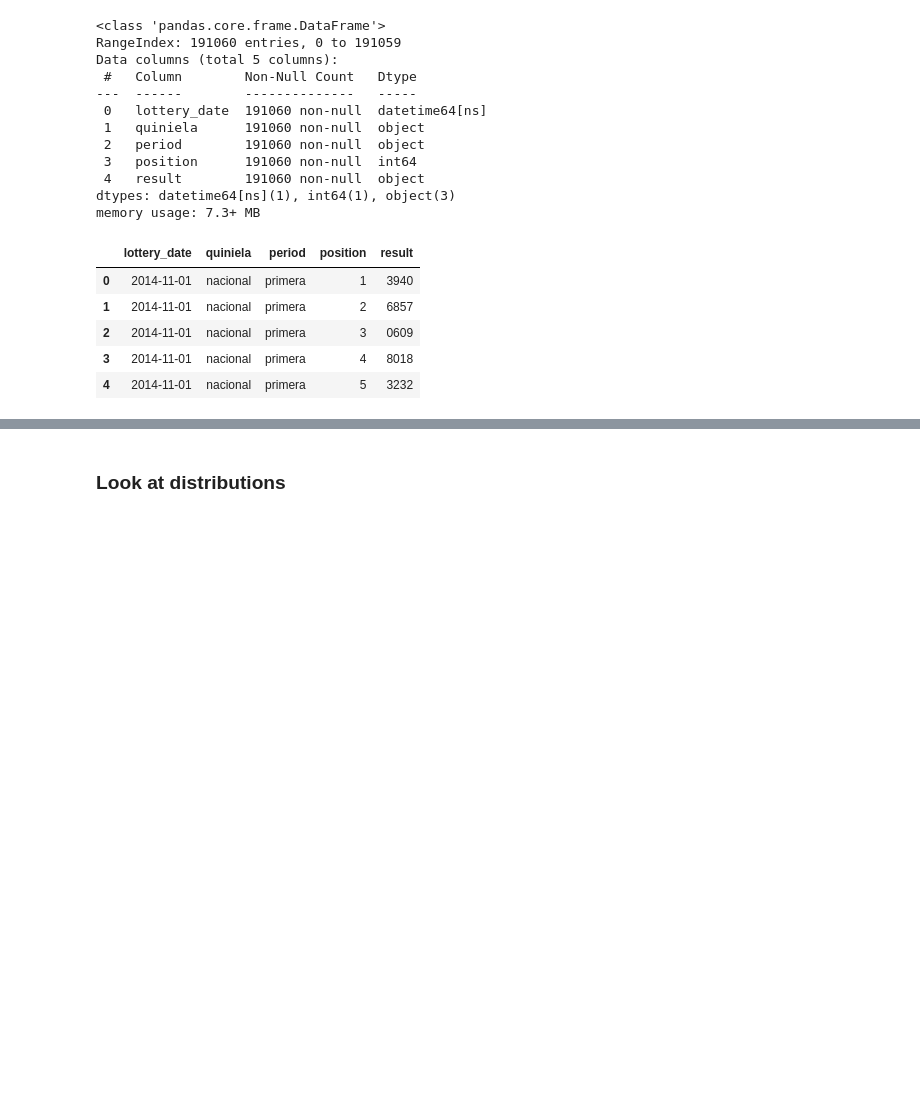
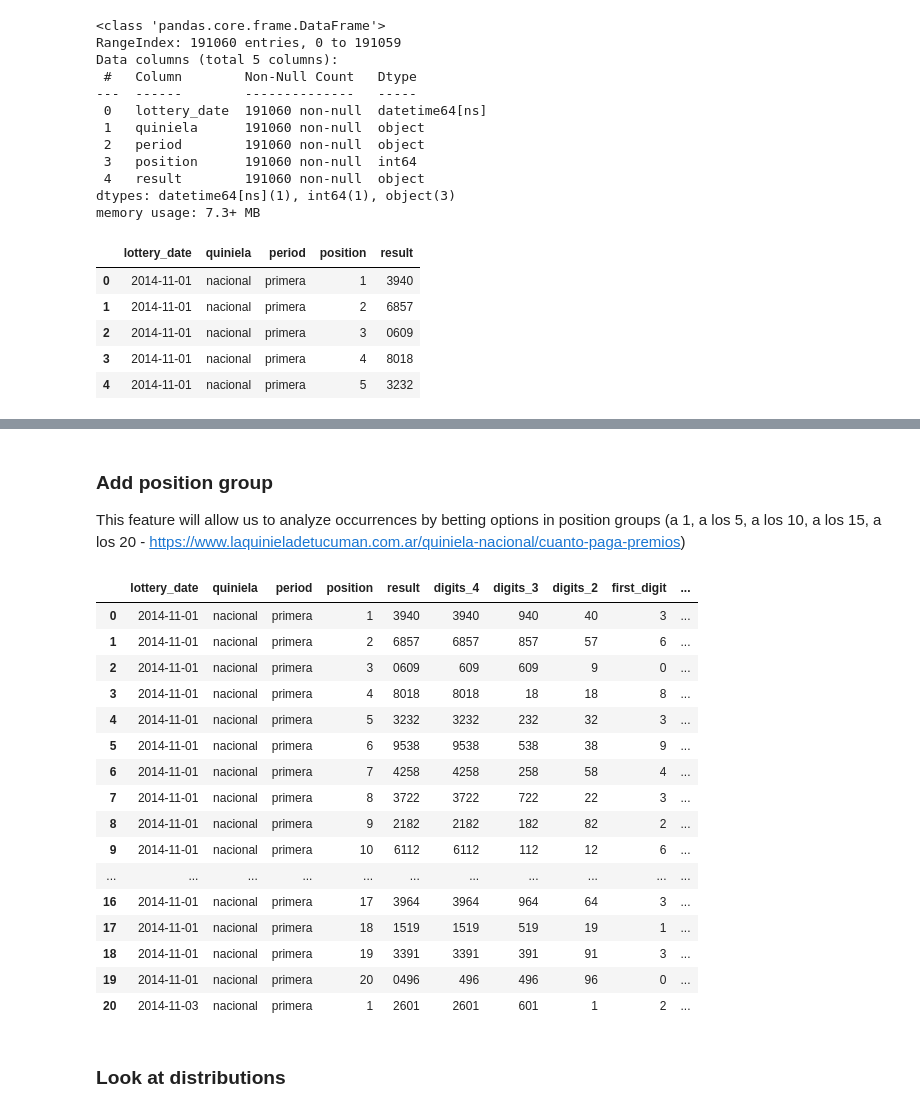
Before and after one commit to A-M-Perez/ML_Quiniela, a Jupyter notebook: Quiniela.ipynb, the cells around one changed output, grey strips where cells are left out. Cells and saved outputs as stored; diff of their text form; code cells hidden in the pictures; blank space fills up the shorter version.

```diff
--- a/Quiniela.ipynb
+++ b/Quiniela.ipynb
@@ -43,11 +46,11 @@ memory usage: 7.3+ MB
 *Note: 'position' is categorical ordinal data, but to the effects of creating position groups -see betting options-, it will be treated as numerical data.*
 # %%
 # Modify 'lottery_date' to type DATE.
-df_nacional['lottery_date'] = pd.to_datetime(df_nacional['lottery_date'])
+df_quiniela['lottery_date'] = pd.to_datetime(df_quiniela['lottery_date'])
 # Parse 'result' as TEXT with 4 characters an leading zeros. This feature is categorical nominal data.
-df_nacional['result'] = df_nacional['result'].astype(str).str.zfill(4)
+df_quiniela['result'] = df_quiniela['result'].astype(str).str.zfill(4)
 
-df_nacional.info()
+df_quiniela.info()
 # %% [output]
 <class 'pandas.core.frame.DataFrame'>
 RangeIndex: 191060 entries, 0 to 191059
@@ -94,0 +82,18 @@ df_nacional.head()
+# %%
+# Four digits
+df_quiniela['digits_4'] = df_quiniela['result'].astype(int)
+# Three digits
+df_quiniela['digits_3'] = df_quiniela['result'].str[-3:].astype(int)
+# Two digits
+df_quiniela['digits_2'] = df_quiniela['result'].str[-2:].astype(int)
+
+# First digit column
+df_quiniela['first_digit'] = df_quiniela['result'].str[-4].astype(int)
+# Second digit column
+df_quiniela['second_digit'] = df_quiniela['result'].str[-3].astype(int)
+# Third digit column
+df_quiniela['third_digit'] = df_quiniela['result'].str[-2].astype(int)
+# Fourth & One digit column
+df_quiniela['fourth_digit'] = df_quiniela['result'].str[-1].astype(int)
+
+df_quiniela.head()
@@ -95,2 +107,39 @@ df_nacional.head()
+# %% [markdown]
+### Add position group
+This feature will allow us to analyze occurrences by betting options in position groups
+(a 1, a los 5, a los 10, a los 15, a los 20 - https://www.laquinieladetucuman.com.ar/quiniela-nacional/cuanto-paga-premios)
+# %%
+# Function to classify positions in groups
+def classify_positions(position_number):
+
+    if position_number == 1: return 'a_1'
+    elif position_number <= 5: return 'a_los_5'
+    elif position_number <= 10: return 'a_los_10'
+    elif position_number <= 15: return 'a_los_15'
+    elif position_number <= 20: return 'a_los_20'
+# %%
+# Create new column and apply classification of position groups to each occurrence
+df_quiniela['position_group'] = df_quiniela['position'].apply(lambda x: classify_positions(x))
+
+# Check classification results
+df_quiniela.head(21)
+# %% [output]
+|  | lottery_date | quiniela | period | position | result | digits_4 | digits_3 | digits_2 | first_digit | ... |
+| 0 | 2014-11-01 | nacional | primera | 1 | 3940 | 3940 | 940 | 40 | 3 | ... |
+| 1 | 2014-11-01 | nacional | primera | 2 | 6857 | 6857 | 857 | 57 | 6 | ... |
+| 2 | 2014-11-01 | nacional | primera | 3 | 0609 | 609 | 609 | 9 | 0 | ... |
+| 3 | 2014-11-01 | nacional | primera | 4 | 8018 | 8018 | 18 | 18 | 8 | ... |
+| 4 | 2014-11-01 | nacional | primera | 5 | 3232 | 3232 | 232 | 32 | 3 | ... |
+| 5 | 2014-11-01 | nacional | primera | 6 | 9538 | 9538 | 538 | 38 | 9 | ... |
+| 6 | 2014-11-01 | nacional | primera | 7 | 4258 | 4258 | 258 | 58 | 4 | ... |
+| 7 | 2014-11-01 | nacional | primera | 8 | 3722 | 3722 | 722 | 22 | 3 | ... |
+| 8 | 2014-11-01 | nacional | primera | 9 | 2182 | 2182 | 182 | 82 | 2 | ... |
+| 9 | 2014-11-01 | nacional | primera | 10 | 6112 | 6112 | 112 | 12 | 6 | ... |
+| ... | ... | ... | ... | ... | ... | ... | ... | ... | ... | ... |
+| 16 | 2014-11-01 | nacional | primera | 17 | 3964 | 3964 | 964 | 64 | 3 | ... |
+| 17 | 2014-11-01 | nacional | primera | 18 | 1519 | 1519 | 519 | 19 | 1 | ... |
+| 18 | 2014-11-01 | nacional | primera | 19 | 3391 | 3391 | 391 | 91 | 3 | ... |
+| 19 | 2014-11-01 | nacional | primera | 20 | 0496 | 496 | 496 | 96 | 0 | ... |
+| 20 | 2014-11-03 | nacional | primera | 1 | 2601 | 2601 | 601 | 1 | 2 | ... |
 # %% [markdown]
 ### Look at distributions
```
Also changed, not shown: parts of 17 cells of this notebook.
